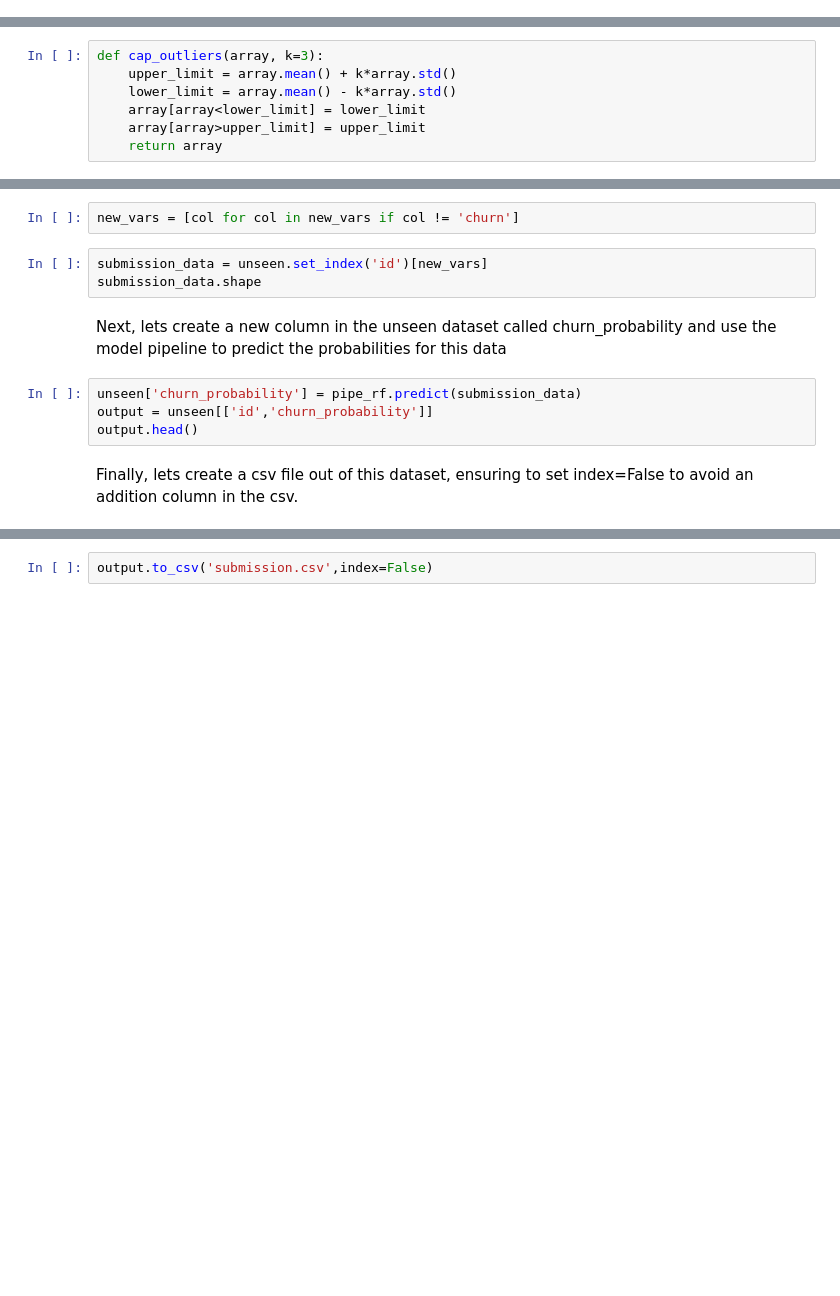
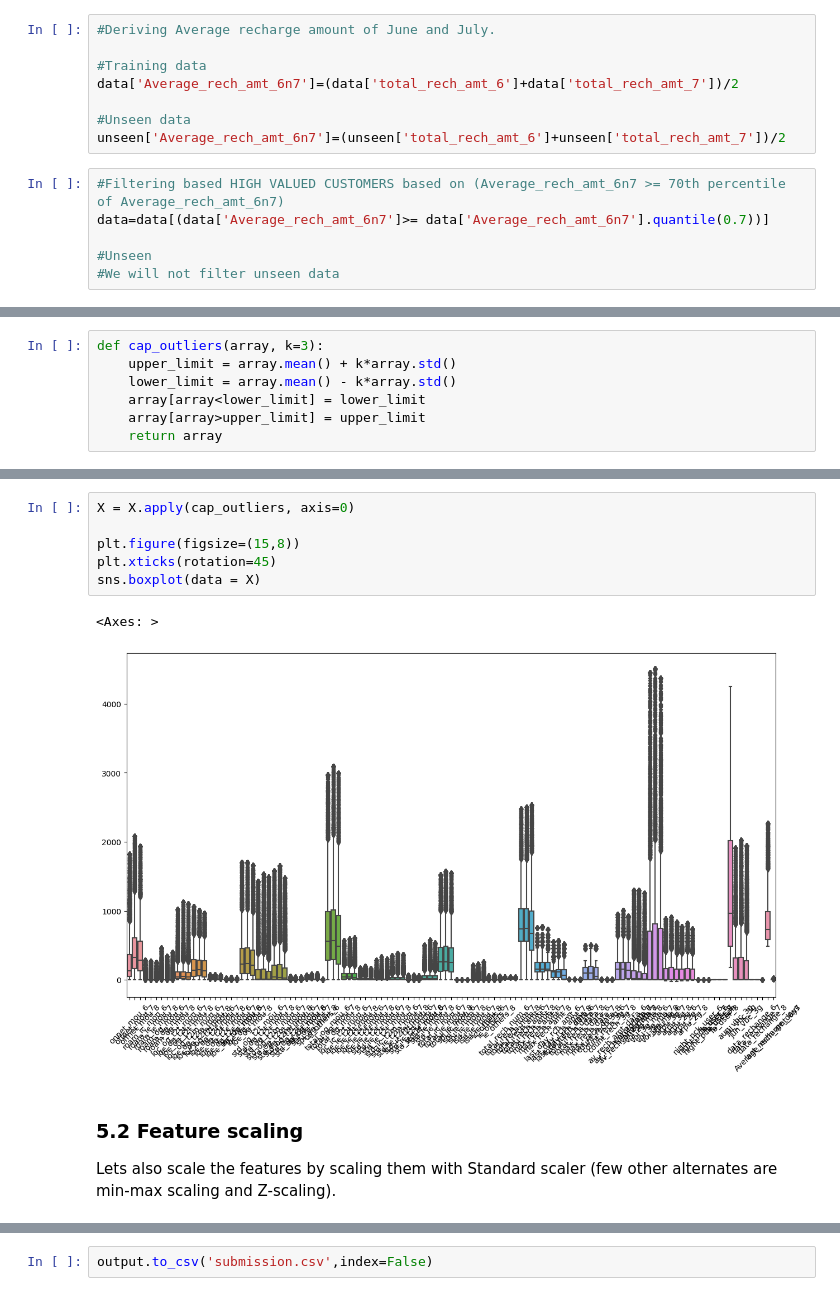
Before and after one commit to Anki0812/Telecom_Churn, a Jupyter notebook: ankita-mayur_V10.ipynb, the cells around one changed output, grey strips where cells are left out. Drawn from its saved outputs; the diff is of its cells as text; blank space fills up the shorter version.

```diff
--- a/ankita-mayur_V10.ipynb
+++ b/ankita-mayur_V10.ipynb
@@ -255,3 +379,17 @@ data[data.duplicated()]
+# %%
+#Deriving Average recharge amount of June and July.
+
+#Training data
+data['Average_rech_amt_6n7']=(data['total_rech_amt_6']+data['total_rech_amt_7'])/2
+
+#Unseen data
+unseen['Average_rech_amt_6n7']=(unseen['total_rech_amt_6']+unseen['total_rech_amt_7'])/2
+# %%
+#Filtering based HIGH VALUED CUSTOMERS based on (Average_rech_amt_6n7 >= 70th percentile of Average_rech_amt_6n7)
+data=data[(data['Average_rech_amt_6n7']>= data['Average_rech_amt_6n7'].quantile(0.7))]
+
+#Unseen
+#We will not filter unseen data
 # %% [markdown]
 ### Add default value 0 to numerical values
 # %%
@@ -618,13 +659,13 @@ new_vars
-# %%
-new_vars = [col for col in new_vars if col != 'churn']
-# %%
-submission_data = unseen.set_index('id')[new_vars]
-submission_data.shape
-# %% [markdown]
-Next, lets create a new column in the unseen dataset called churn_probability and use the model pipeline to predict the probabilities for this data
-# %%
-unseen['churn_probability'] = pipe_rf.predict(submission_data)
-output = unseen[['id','churn_probability']]
-output.head()
-# %% [markdown]
-Finally, lets create a csv file out of this dataset, ensuring to set index=False to avoid an addition column in the csv.
+# %%
+X = X.apply(cap_outliers, axis=0)
+
+plt.figure(figsize=(15,8))
+plt.xticks(rotation=45)
+sns.boxplot(data = X)
+# %% [output]
+<Axes: >
+[figure, added]
+# %% [markdown]
+### 5.2 Feature scaling
+
+Lets also scale the features by scaling them with Standard scaler (few other alternates are min-max scaling and Z-scaling).
```
Also changed, not shown: parts of 123 cells of this notebook.
